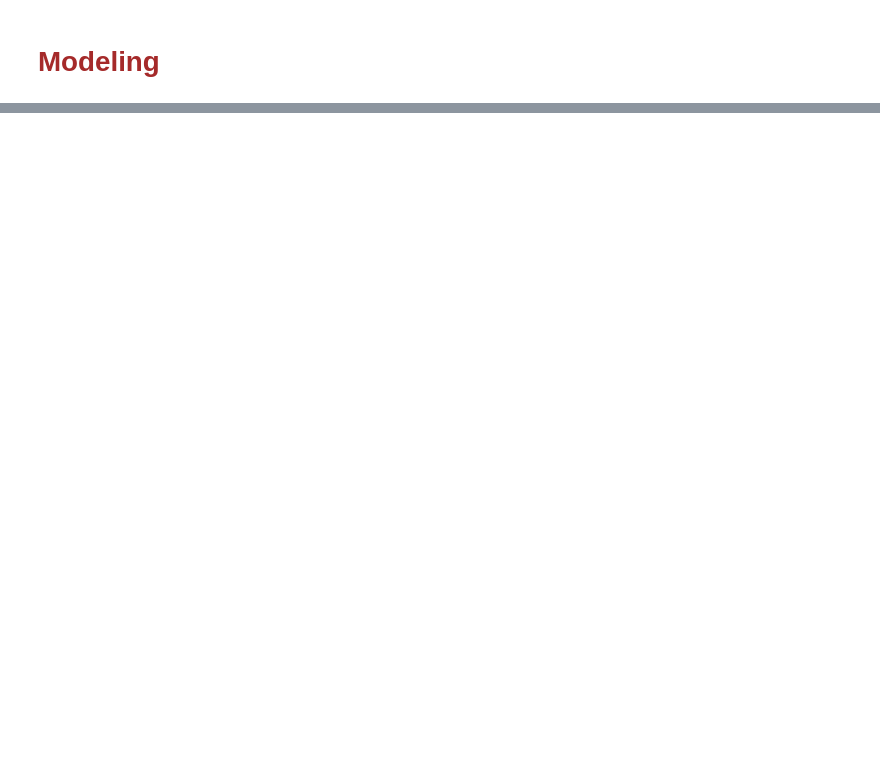
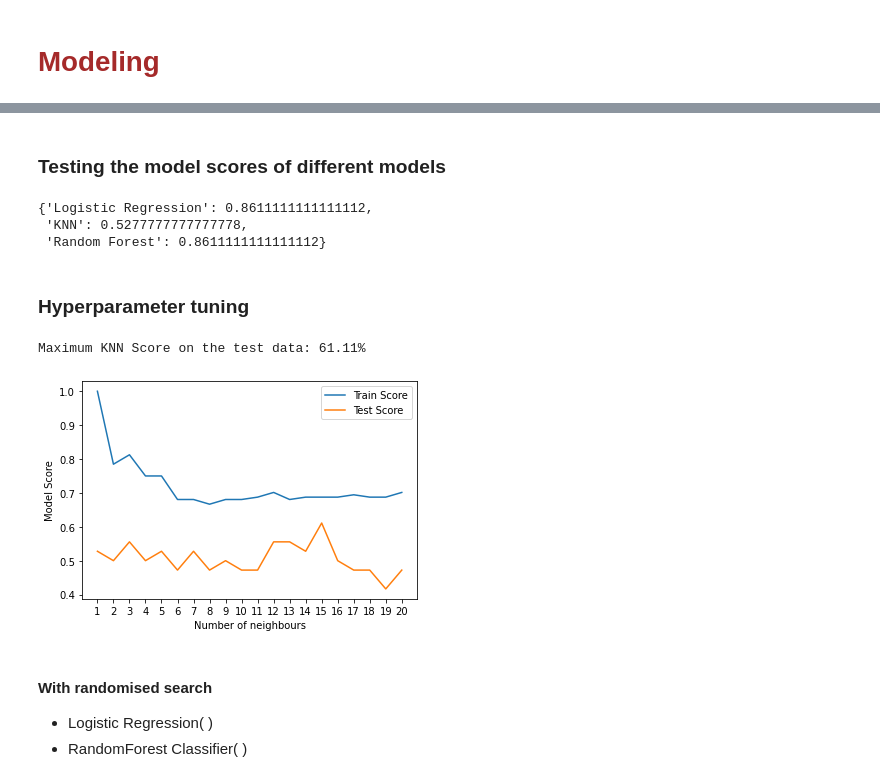
Before and after one commit to Radbanks/Heart-Disease-Prediction, a Jupyter notebook: Heart Disease Prediction.ipynb, the cells around one changed output, grey strips where cells are left out. Cells and saved outputs as stored; diff of their text form; code cells hidden in the pictures; blank space fills up the shorter version.

```diff
--- a/Heart Disease Prediction.ipynb
+++ b/Heart Disease Prediction.ipynb
@@ -307,0 +325,2 @@ We can see from the heatmap
+# %%
+df = df.drop('id',axis = 1)
@@ -309,0 +374,7 @@ We can see from the heatmap
+# %%
+x= df.drop('target',axis =1 )
+y= df.target
+# %%
+x_train , x_test , y_train , y_test = train_test_split(x,y,test_size=0.2 , random_state=42)
+# %% [markdown]
+### Testing the model scores  of different models
@@ -309,0 +404,36 @@ We can see from the heatmap
+# %%
+model_scores
+# %% [output]
+{'Logistic Regression': 0.8611111111111112,
+ 'KNN': 0.5277777777777778,
+ 'Random Forest': 0.8611111111111112}
+# %% [markdown]
+### Hyperparameter tuning
+# %%
+#using elbow method we can increase the efficiency
+train_scores = []
+test_scores =[]
+neighbors = range(1,21)
+knn= KNeighborsClassifier()
+
+for i in neighbors:
+    knn.set_params(n_neighbors = i)
+    knn.fit(x_train, y_train)
+    train_scores.append(knn.score(x_train, y_train))
+    test_scores.append(knn.score(x_test,y_test))
+
+plt.plot(neighbors, train_scores, label="Train Score")
+plt.plot(neighbors, test_scores, label="Test Score")
+plt.xticks(np.arange(1,21,1))
+plt.xlabel("Number of neighbours")
+plt.ylabel("Model Score")
+plt.legend()
+
+print(f"Maximum KNN Score on the test data: {max(test_scores)*100:.2f}%")
+# %% [output]
+Maximum KNN Score on the test data: 61.11%
+[figure, added]
+# %% [markdown]
+#### With randomised search
+- Logistic Regression( )
+- RandomForest Classifier( )
```
Also changed, not shown: parts of 58 cells of this notebook.
